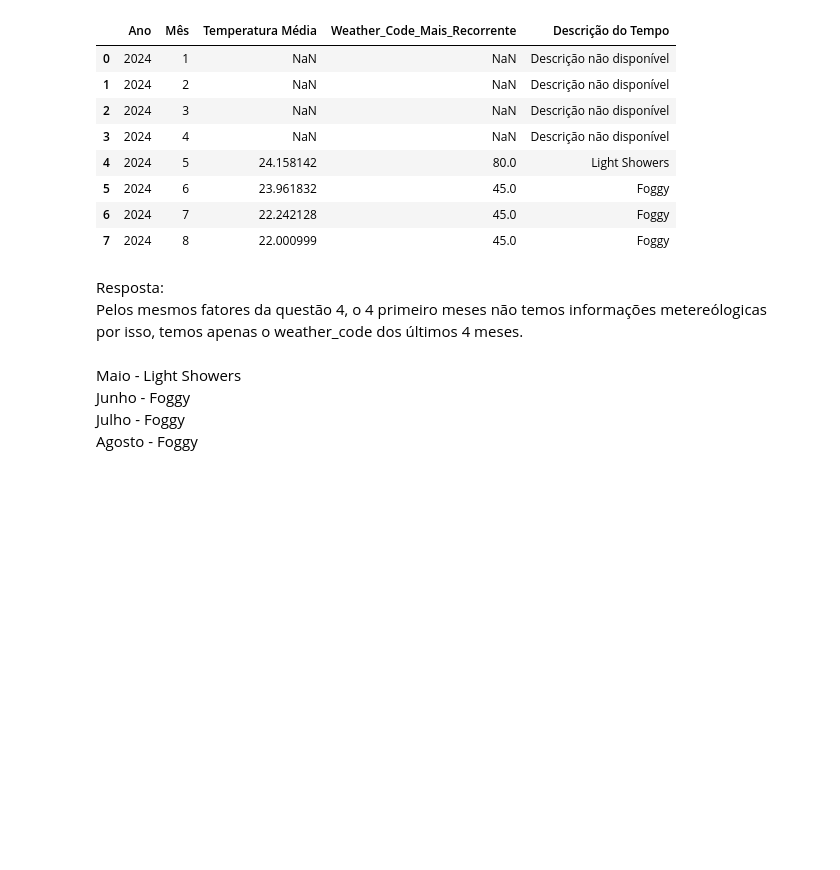
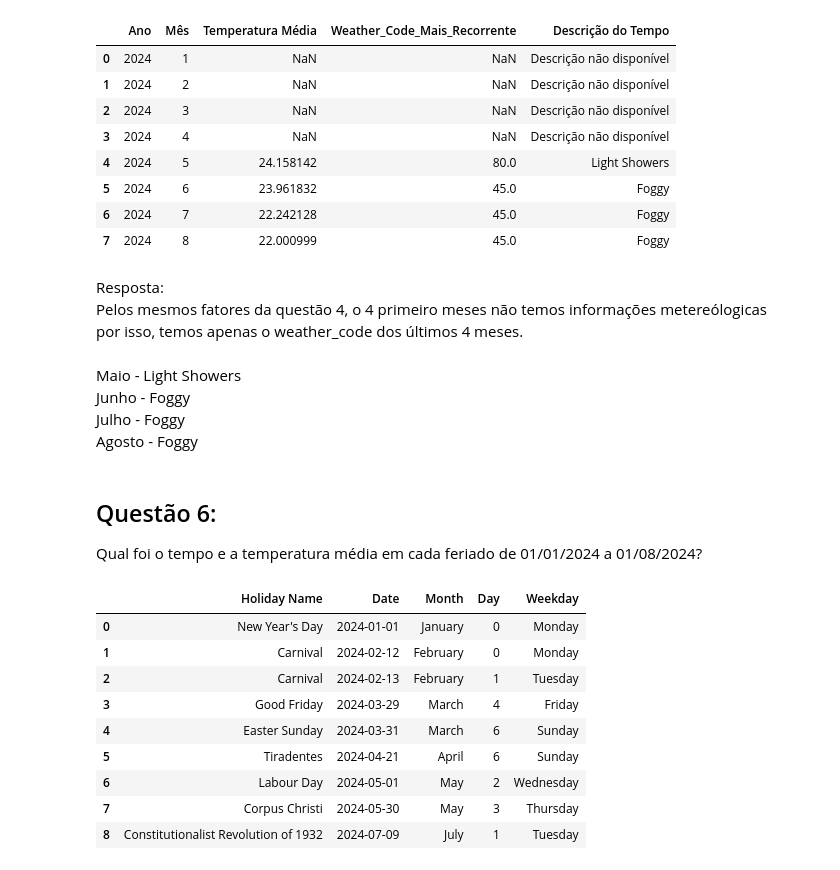
Before and after one commit to felipsants/emd-desafio-junior-data-scientist, a Jupyter notebook: analise_api.ipynb, the cells around one changed output. Saved outputs shown, nothing was run; the diff lists cells and outputs as text; code cells hidden in the pictures; blank space fills up the shorter version.

Commit message:
Update na Questão 4 e começando Questão 6

```diff
--- a/analise_api.ipynb
+++ b/analise_api.ipynb
@@ -274,3 +276,23 @@ Maio - Light Showers<br>
 Junho - Foggy<br>
 Julho - Foggy<br>
 Agosto - Foggy<br>
+# %% [markdown]
+## Questão 6:
+Qual foi o tempo e a temperatura média em cada feriado de 01/01/2024 a 01/08/2024?
+# %%
+data_inicio = '2024-01-01'
+data_fim = '2024-08-01'
+
+df_feriados_filtro = df_feriados[(df_feriados['Date'] >= data_inicio) & (df_feriados['Date'] <= data_fim)]
+df_feriados_filtro.head(10)
+# %% [output]
+|  | Holiday Name | Date | Month | Day | Weekday |
+| 0 | New Year's Day | 2024-01-01 | January | 0 | Monday |
+| 1 | Carnival | 2024-02-12 | February | 0 | Monday |
+| 2 | Carnival | 2024-02-13 | February | 1 | Tuesday |
+| 3 | Good Friday | 2024-03-29 | March | 4 | Friday |
+| 4 | Easter Sunday | 2024-03-31 | March | 6 | Sunday |
+| 5 | Tiradentes | 2024-04-21 | April | 6 | Sunday |
+| 6 | Labour Day | 2024-05-01 | May | 2 | Wednesday |
+| 7 | Corpus Christi | 2024-05-30 | May | 3 | Thursday |
+| 8 | Constitutionalist Revolution of 1932 | 2024-07-09 | July | 1 | Tuesday |
```
Also changed, not shown: parts of 4 cells of this notebook.
